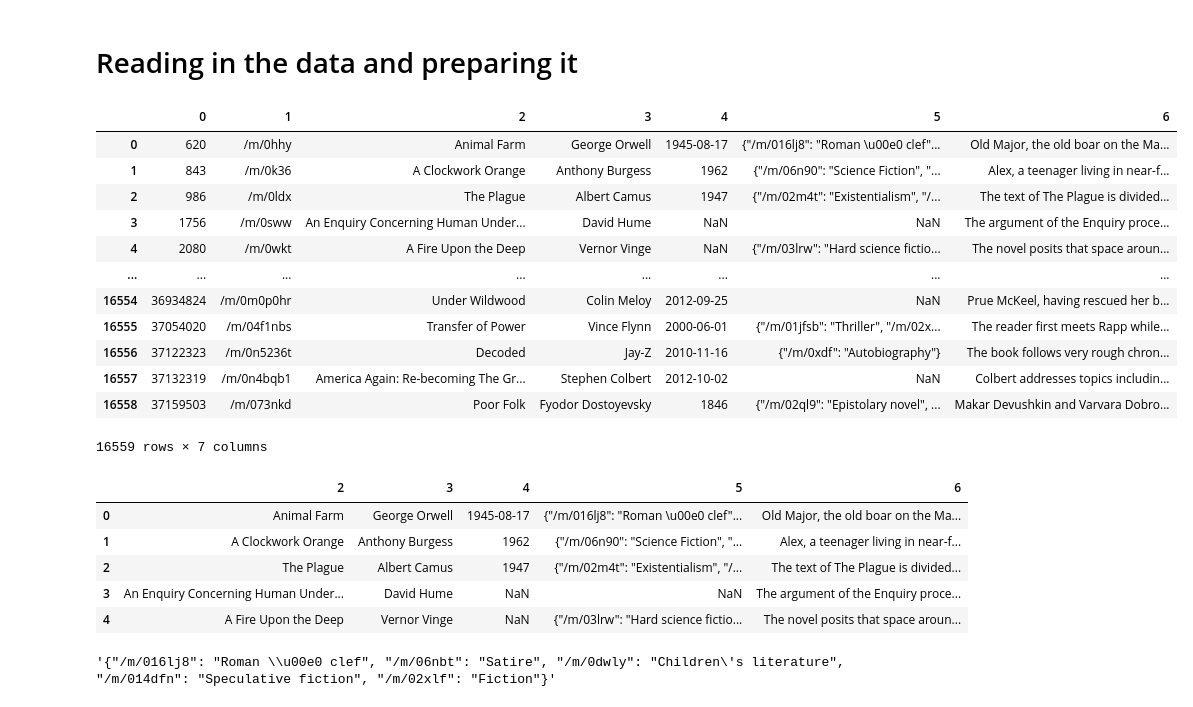
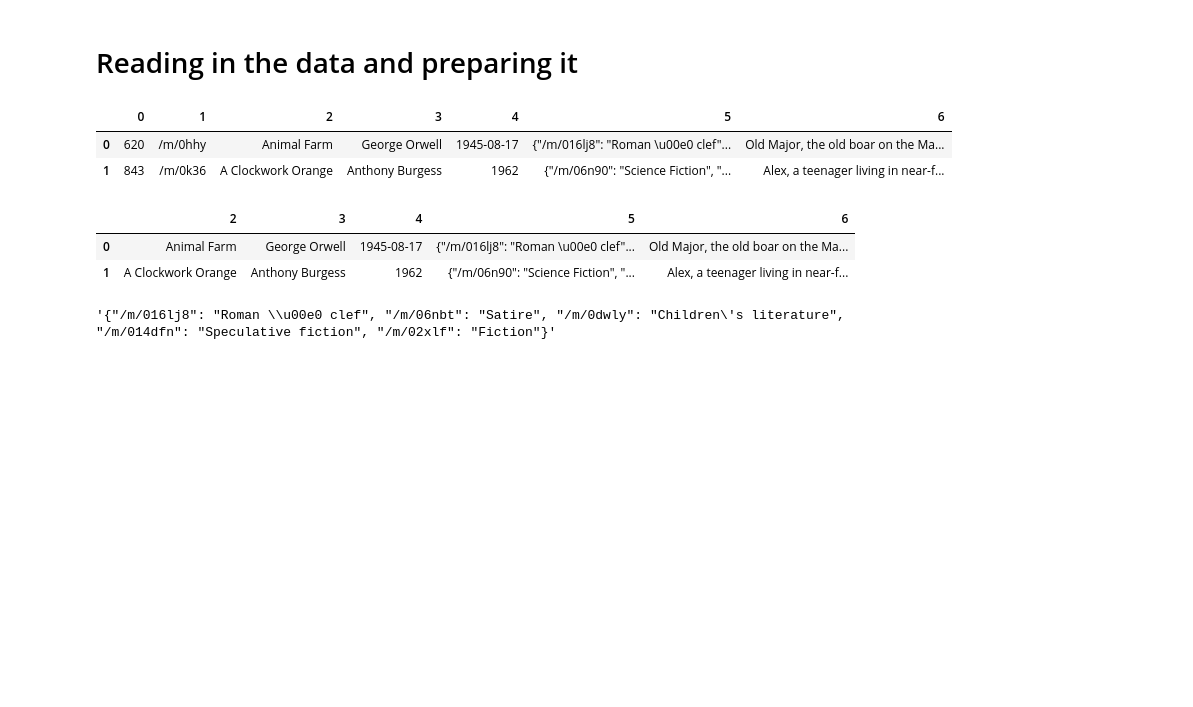
Before and after one commit to michaelrios2015/dm_project, a Jupyter notebook: project.ipynb, the cells around one changed output. Drawn from its saved outputs; the diff is of its cells as text; code cells hidden in the pictures; blank space fills up the shorter version.

```diff
--- a/project.ipynb
+++ b/project.ipynb
@@ -3,38 +3,25 @@
 # %%
 import pandas as pd
 import json
 import numpy as np
-
+from IPython.display import display
 
 # reading in data
 data = pd.read_csv('data/booksummaries.txt', sep='\t', header = None)
-data
+data.head(2)
 # %% [output]
 |  | 0 | 1 | 2 | 3 | 4 | 5 | 6 |
 | 0 | 620 | /m/0hhy | Animal Farm | George Orwell | 1945-08-17 | {"/m/016lj8": "Roman \u00e0 clef"... | Old Major, the old boar on the Ma... |
 | 1 | 843 | /m/0k36 | A Clockwork Orange | Anthony Burgess | 1962 | {"/m/06n90": "Science Fiction", "... | Alex, a teenager living in near-f... |
-| 2 | 986 | /m/0ldx | The Plague | Albert Camus | 1947 | {"/m/02m4t": "Existentialism", "/... | The text of The Plague is divided... |
-| 3 | 1756 | /m/0sww | An Enquiry Concerning Human Under... | David Hume | NaN | NaN | The argument of the Enquiry proce... |
-| 4 | 2080 | /m/0wkt | A Fire Upon the Deep | Vernor Vinge | NaN | {"/m/03lrw": "Hard science fictio... | The novel posits that space aroun... |
-| ... | ... | ... | ... | ... | ... | ... | ... |
-| 16554 | 36934824 | /m/0m0p0hr | Under Wildwood | Colin Meloy | 2012-09-25 | NaN | Prue McKeel, having rescued her b... |
-| 16555 | 37054020 | /m/04f1nbs | Transfer of Power | Vince Flynn | 2000-06-01 | {"/m/01jfsb": "Thriller", "/m/02x... | The reader first meets Rapp while... |
-| 16556 | 37122323 | /m/0n5236t | Decoded | Jay-Z | 2010-11-16 | {"/m/0xdf": "Autobiography"} | The book follows very rough chron... |
-| 16557 | 37132319 | /m/0n4bqb1 | America Again: Re-becoming The Gr... | Stephen Colbert | 2012-10-02 | NaN | Colbert addresses topics includin... |
-| 16558 | 37159503 | /m/073nkd | Poor Folk | Fyodor Dostoyevsky | 1846 | {"/m/02ql9": "Epistolary novel", ... | Makar Devushkin and Varvara Dobro... |
-16559 rows × 7 columns
 # %%
 # columns 1 and 2 seem to have no useful information we will drop them
 data.drop(columns=[0, 1], inplace=True)
 data[2] = data[2].astype(str)
-data.head()
+data.head(2)
 # %% [output]
 |  | 2 | 3 | 4 | 5 | 6 |
 | 0 | Animal Farm | George Orwell | 1945-08-17 | {"/m/016lj8": "Roman \u00e0 clef"... | Old Major, the old boar on the Ma... |
 | 1 | A Clockwork Orange | Anthony Burgess | 1962 | {"/m/06n90": "Science Fiction", "... | Alex, a teenager living in near-f... |
-| 2 | The Plague | Albert Camus | 1947 | {"/m/02m4t": "Existentialism", "/... | The text of The Plague is divided... |
-| 3 | An Enquiry Concerning Human Under... | David Hume | NaN | NaN | The argument of the Enquiry proce... |
-| 4 | A Fire Upon the Deep | Vernor Vinge | NaN | {"/m/03lrw": "Hard science fictio... | The novel posits that space aroun... |
 # %%
 data[5][0]
 # %% [output]
```
Also changed, not shown: parts of 69 cells of this notebook.
